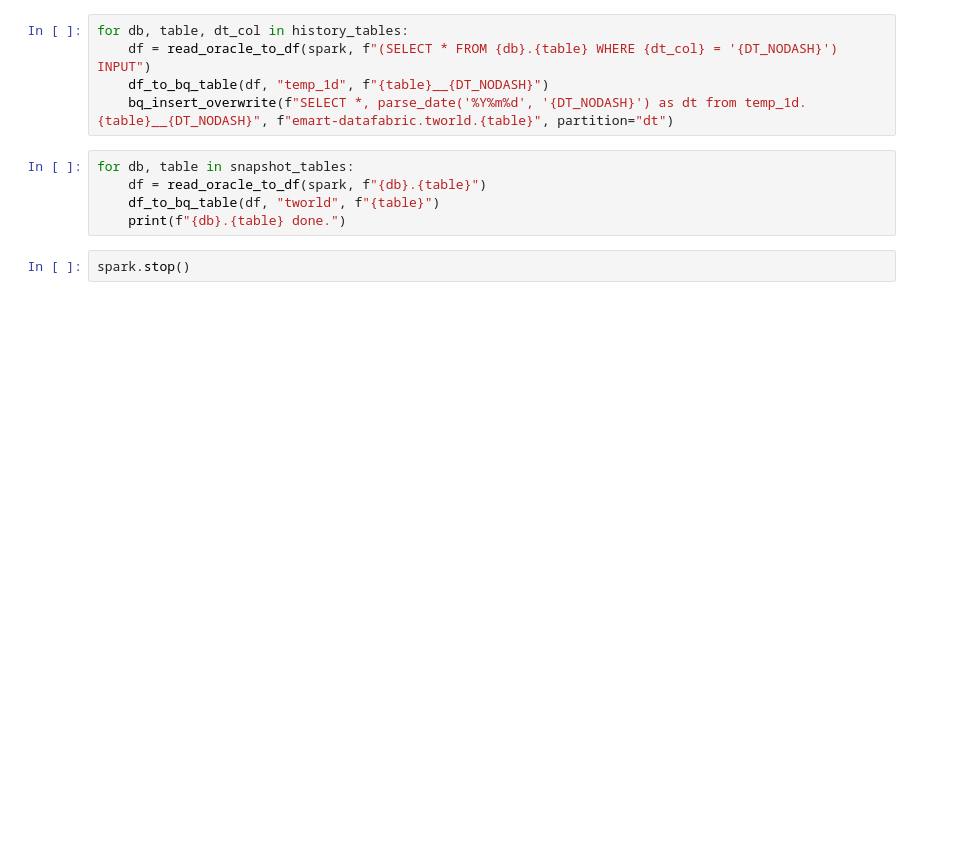
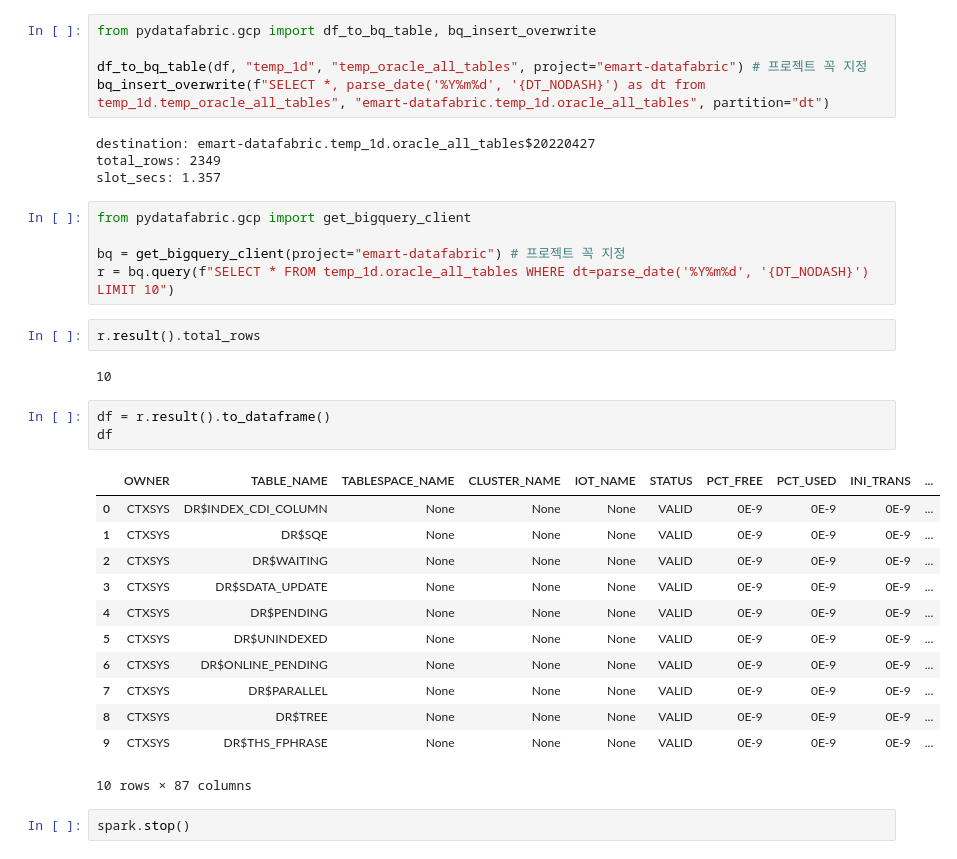
Before and after one commit to jaeinkim/datafabric-jupyterbook, a Jupyter notebook: book/best-practices/oracle_to_bq.ipynb, the cells around one changed output. Saved outputs shown, nothing was run; the diff lists cells and outputs as text; blank space fills up the shorter version.

Commit message:
Fix oracle-db examples

```diff
--- a/book/best-practices/oracle_to_bq.ipynb
+++ b/book/best-practices/oracle_to_bq.ipynb
@@ -180,12 +93,36 @@ snapshot_tables = [
 # %%
-for db, table, dt_col in history_tables:
-    df = read_oracle_to_df(spark, f"(SELECT * FROM {db}.{table} WHERE {dt_col} = '{DT_NODASH}') INPUT")
-    df_to_bq_table(df, "temp_1d", f"{table}__{DT_NODASH}")
-    bq_insert_overwrite(f"SELECT *, parse_date('%Y%m%d', '{DT_NODASH}') as dt from temp_1d.{table}__{DT_NODASH}", f"emart-datafabric.tworld.{table}", partition="dt")
+from pydatafabric.gcp import df_to_bq_table, bq_insert_overwrite
+
+df_to_bq_table(df, "temp_1d", "temp_oracle_all_tables", project="emart-datafabric") # 프로젝트 꼭 지정
+bq_insert_overwrite(f"SELECT *, parse_date('%Y%m%d', '{DT_NODASH}') as dt from temp_1d.temp_oracle_all_tables", "emart-datafabric.temp_1d.oracle_all_tables", partition="dt")
+# %% [output]
+destination: emart-datafabric.temp_1d.oracle_all_tables$20220427
+total_rows: 2349
+slot_secs: 1.357
 # %%
-for db, table in snapshot_tables:
-    df = read_oracle_to_df(spark, f"{db}.{table}")
-    df_to_bq_table(df, "tworld", f"{table}")
-    print(f"{db}.{table} done.")
+from pydatafabric.gcp import get_bigquery_client
+
+bq = get_bigquery_client(project="emart-datafabric") # 프로젝트 꼭 지정
+r = bq.query(f"SELECT * FROM temp_1d.oracle_all_tables WHERE dt=parse_date('%Y%m%d', '{DT_NODASH}') LIMIT 10")
+# %%
+r.result().total_rows
+# %% [output]
+10
+# %%
+df = r.result().to_dataframe()
+df
+# %% [output]
+|  | OWNER | TABLE_NAME | TABLESPACE_NAME | CLUSTER_NAME | IOT_NAME | STATUS | PCT_FREE | PCT_USED | INI_TRANS | ... |
+| 0 | CTXSYS | DR$INDEX_CDI_COLUMN | None | None | None | VALID | 0E-9 | 0E-9 | 0E-9 | ... |
+| 1 | CTXSYS | DR$SQE | None | None | None | VALID | 0E-9 | 0E-9 | 0E-9 | ... |
+| 2 | CTXSYS | DR$WAITING | None | None | None | VALID | 0E-9 | 0E-9 | 0E-9 | ... |
+| 3 | CTXSYS | DR$SDATA_UPDATE | None | None | None | VALID | 0E-9 | 0E-9 | 0E-9 | ... |
+| 4 | CTXSYS | DR$PENDING | None | None | None | VALID | 0E-9 | 0E-9 | 0E-9 | ... |
+| 5 | CTXSYS | DR$UNINDEXED | None | None | None | VALID | 0E-9 | 0E-9 | 0E-9 | ... |
+| 6 | CTXSYS | DR$ONLINE_PENDING | None | None | None | VALID | 0E-9 | 0E-9 | 0E-9 | ... |
+| 7 | CTXSYS | DR$PARALLEL | None | None | None | VALID | 0E-9 | 0E-9 | 0E-9 | ... |
+| 8 | CTXSYS | DR$TREE | None | None | None | VALID | 0E-9 | 0E-9 | 0E-9 | ... |
+| 9 | CTXSYS | DR$THS_FPHRASE | None | None | None | VALID | 0E-9 | 0E-9 | 0E-9 | ... |
+10 rows × 87 columns
 # %%
 spark.stop()
```
Also changed, not shown: parts of 12 cells of this notebook, 3 other files.
